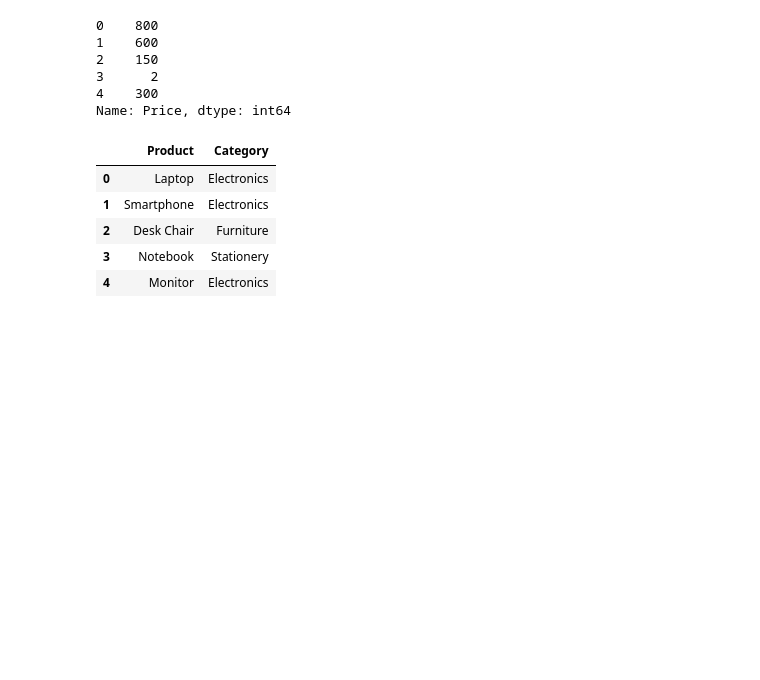
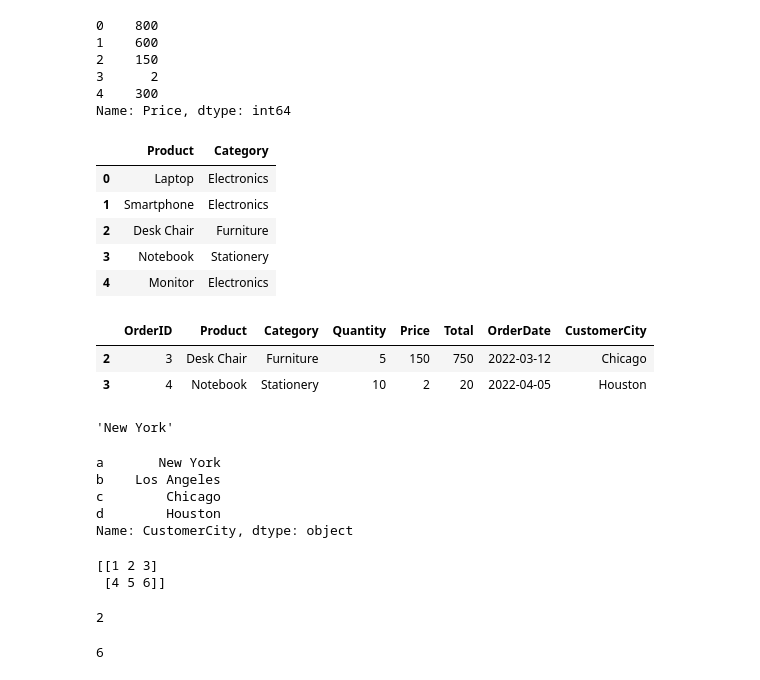
Before and after one commit to alirezaghorbani1983/IBM-DATA-SCIENCE, a Jupyter notebook: python-pandas-numpy.ipynb, the cells around one changed output. Saved outputs shown, nothing was run; the diff lists cells and outputs as text; code cells hidden in the pictures; blank space fills up the shorter version.

Commit message:
numpy begin

```diff
--- a/python-pandas-numpy.ipynb
+++ b/python-pandas-numpy.ipynb
@@ -575,3 +575,42 @@ q
 | 2 | Desk Chair | Furniture |
 | 3 | Notebook | Stationery |
 | 4 | Monitor | Electronics |
+# %%
+q = df.loc[2:3]
+q
+# %% [output]
+|  | OrderID | Product | Category | Quantity | Price | Total | OrderDate | CustomerCity |
+| 2 | 3 | Desk Chair | Furniture | 5 | 150 | 750 | 2022-03-12 | Chicago |
+| 3 | 4 | Notebook | Stationery | 10 | 2 | 20 | 2022-04-05 | Houston |
+# %%
+new_index = ['a', 'b', 'c', 'd', 'e']
+df_new = df
+df_new.index = new_index
+
+df_new.loc['a', 'CustomerCity']
+# %% [output]
+'New York'
+# %%
+df_new.loc['a':'d', 'CustomerCity']
+# %% [output]
+a       New York
+b    Los Angeles
+c        Chicago
+d        Houston
+Name: CustomerCity, dtype: object
+# %%
+import numpy as np
+
+b = np.array([[1, 2, 3], [4, 5, 6]])
+print(b)
+# %% [output]
+[[1 2 3]
+ [4 5 6]]
+# %%
+b.ndim
+# %% [output]
+2
+# %%
+b.size
+# %% [output]
+6
```
Also changed, not shown: parts of 20 cells of this notebook.
